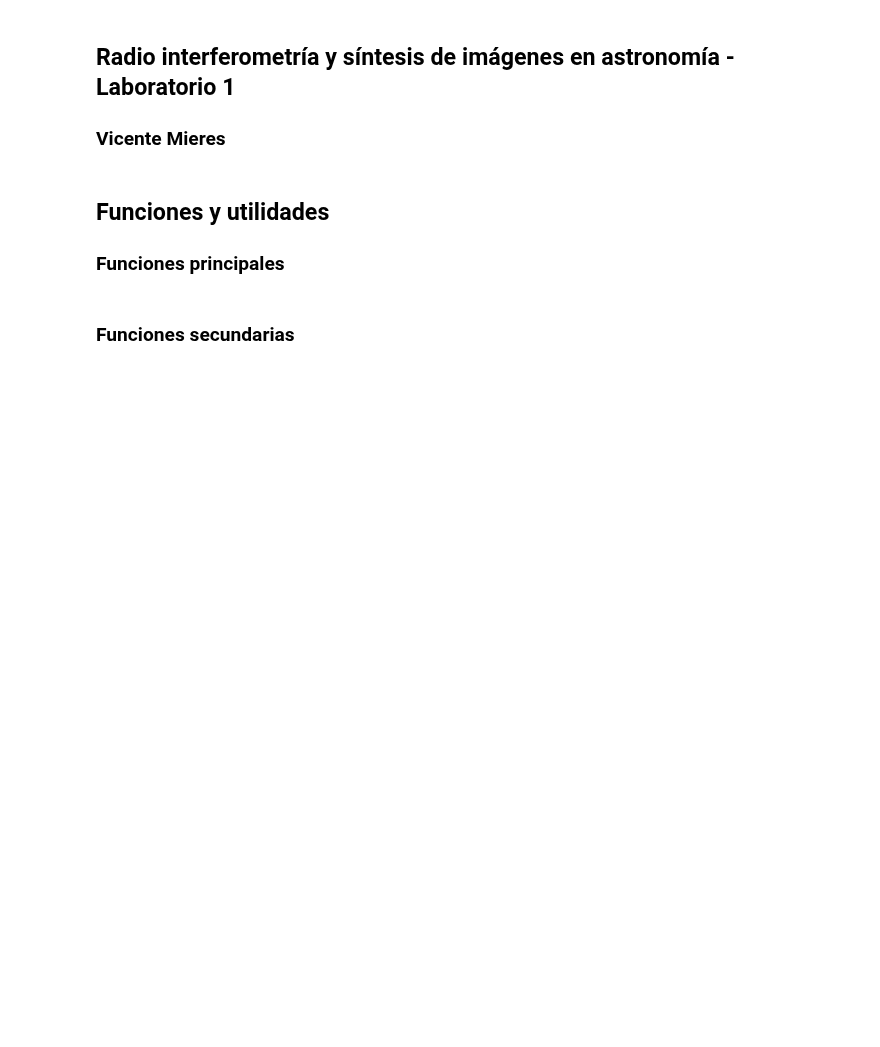
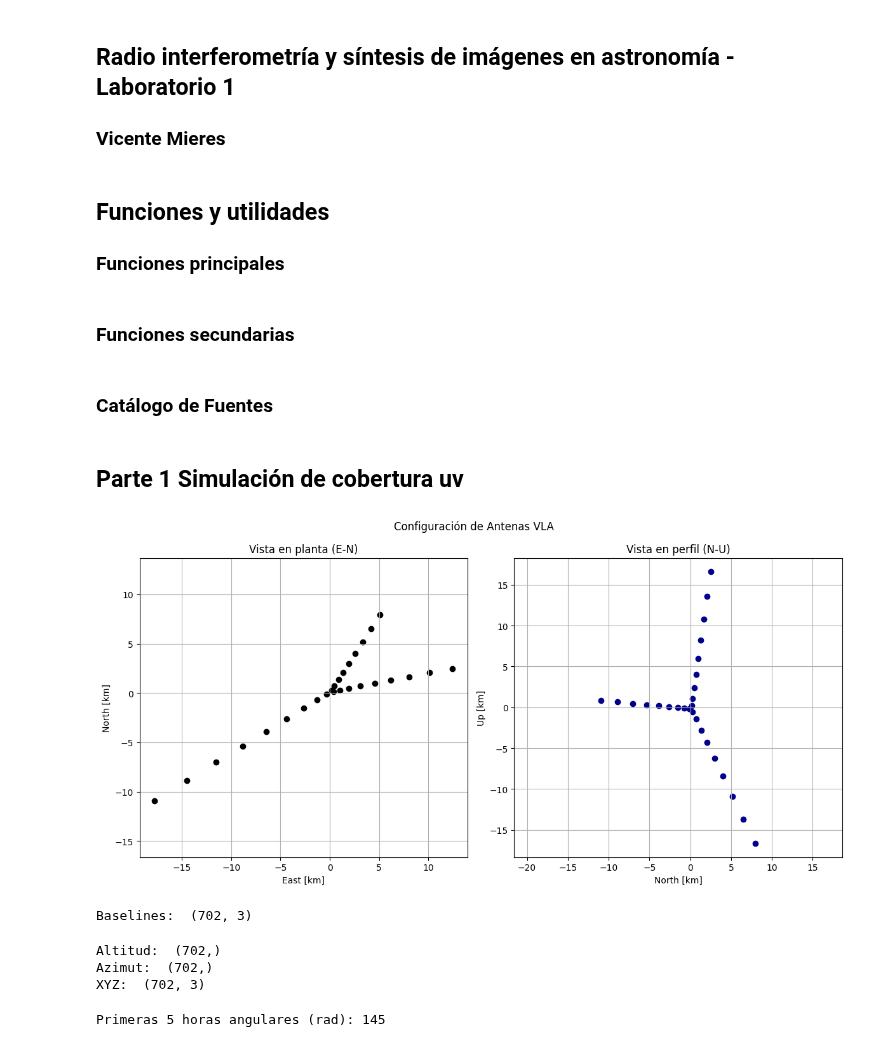
Before and after one commit to Mieres7/RadioInterferometry, a Jupyter notebook: lab1/laboratory1.ipynb, the cells around one changed output. Cells and saved outputs as stored; diff of their text form; code cells hidden in the pictures; blank space fills up the shorter version.

Commit message:
fin parte 1 ordenado

```diff
--- a/lab1/laboratory1.ipynb
+++ b/lab1/laboratory1.ipynb
@@ -424,0 +467,2 @@ def eq_to_uvw_array(H_array, delta, r_eq):
+# %% [markdown]
+### Catálogo de Fuentes
@@ -425 +481,50 @@ def eq_to_uvw_array(H_array, delta, r_eq):
+# %% [markdown]
+## Parte 1 Simulación de cobertura uv
+# %%
+# 1. Lectura de antenas y definición de parámetros del arreglo
+# Observatory VLA
+
+latitude = 34.078749
+longitude = -107.617728
+
+enu = read_cfg_to_enu("../antenna_arrays/vla.a.cfg")
+
+plot_antennas(enu.T, labels=False, unit="km",title="Configuración de Antenas VLA")
+# %% [output]
+[figure, added]
+# %%
+# 2. Obtención de Baselines
+baselines_enu = baselines(enu.T)
+
+print("Baselines: ", baselines_enu.shape)
+# %% [output]
+Baselines:  (702, 3)
+# %%
+# 3. Transformacion baseline -> alt, az (Horizontales) -> XYZ (Ecuatoriales)
+alt, az = enu_to_altaz(baselines_enu.T, rad=True)
+r_eq = hor_to_eq(baselines_enu, alt, az, phi=latitude)
+
+print("Altitud: ", alt.shape)
+print("Azimut: ", az.shape)
+print("XYZ: ", r_eq.shape)
+# %% [output]
+Altitud:  (702,)
+Azimut:  (702,)
+XYZ:  (702, 3)
+# %%
+# Ascensión recta del objeto (por ejemplo 5h 20m 0s)
+ra_h = 5 + 20/60
+ra_rad = np.deg2rad(ra_h * 15)
+
+times_utc, H, lst = hour_angle_from_utc_range(
+    ra_rad=ra_rad,
+    utc_start="2025-10-10 00:00:00",
+    utc_end="2025-10-10 12:00:00",
+    longitude=-70.76,
+    step_minutes=5
+)
+
+print("Primeras 5 horas angulares (rad):", len(H))
+# %% [output]
+Primeras 5 horas angulares (rad): 145
 # %%
```
Also changed, not shown: parts of 6 cells of this notebook, 2 other files.
